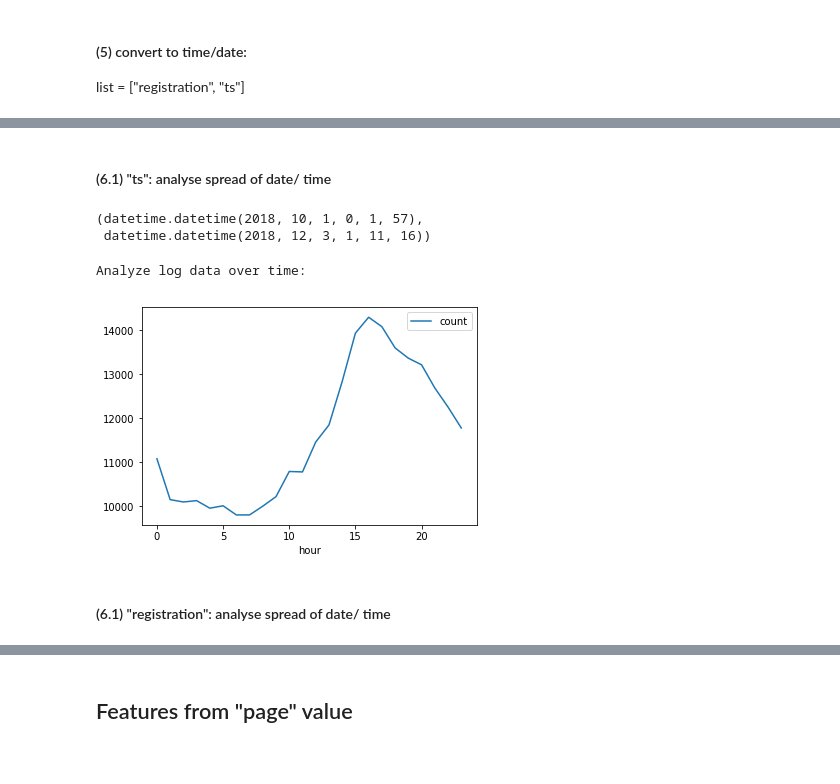
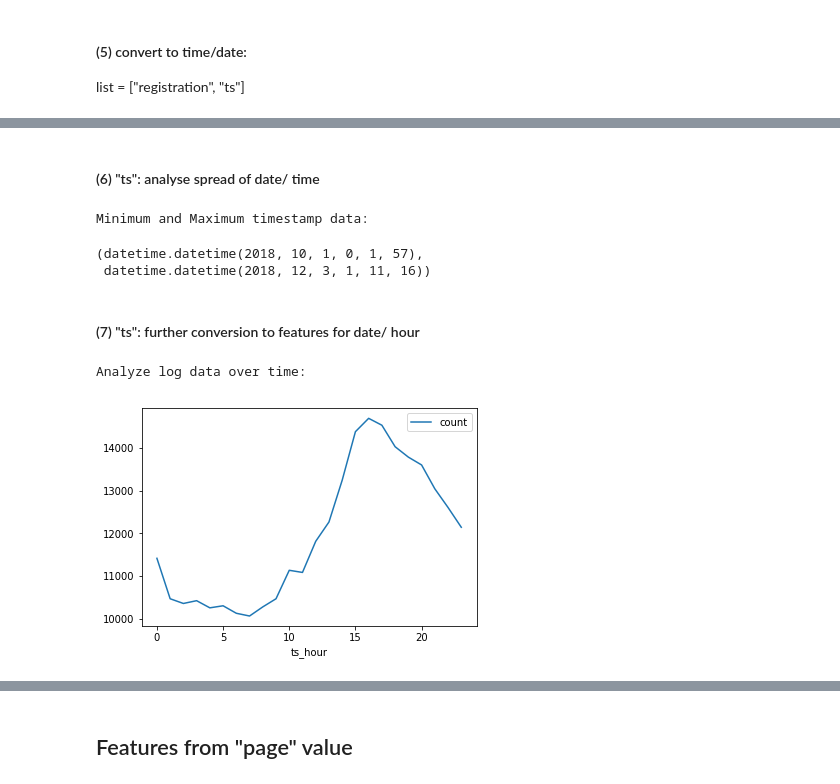
Before and after one commit to bofflord/sparkify, a Jupyter notebook: Sparkify.ipynb, the cells around one changed output, grey strips where cells are left out. Cells and saved outputs as stored; diff of their text form; code cells hidden in the pictures.

```diff
--- a/Sparkify.ipynb
+++ b/Sparkify.ipynb
@@ -531,0 +254,4 @@ pd_CSA_count.sort_values(by = ["count", "userID"], ascending = False)
+# %%
+# create new feature CSA (Combined Statistical Areas) from location
+get_csa = F.split(user_log["location"], ", ")
+user_log = user_log.withColumn("CSA", get_csa.getItem(1))
@@ -533,8 +265,7 @@ pd_CSA_count.sort_values(by = ["count", "userID"], ascending = False)
 ####  (5) convert to time/date: ####
 list = ["registration", "ts"]
 # %%
-def convert_ts_to_datetime(df, column_list):
-    get_datetime = udf(lambda timestamp: datetime.datetime.fromtimestamp(timestamp/1000).isoformat())
-    for column in column_list:
-        df = df.withColumn(column + "_timestamp", get_datetime(df[column]).cast(TimestampType()))
+def convert_ts_to_datetime(df, column):
+    get_datetime = F.udf(lambda timestamp: datetime.datetime.fromtimestamp(timestamp/1000).isoformat())
+    df = df.withColumn(column + "_ts", get_datetime(df[column]).cast(TimestampType()))
     return df
@@ -564,17 +272,28 @@ root
+# %%
+# create new features in timestamp format from features "registration", "ts"
+#column_list = ["registration", "ts"]
+user_log = convert_ts_to_datetime(user_log, "ts")
 # %% [markdown]
-#### (6.1) "ts": analyse spread of date/ time
+#### (6) "ts": analyse spread of date/ time
 # %%
-min_date, max_date = user_log_valid.select(min("ts_timestamp"), max("ts_timestamp")).first()
+min_date, max_date = user_log.select(F.min("ts_ts"), F.max("ts_ts")).first()
+print("Minimum and Maximum timestamp data:")
 min_date, max_date
 # %% [output]
-(datetime.datetime(2018, 10, 1, 0, 1, 57),
- datetime.datetime(2018, 12, 3, 1, 11, 16))
+Minimum and Maximum timestamp data:
+(datetime.datetime(2018, 10, 1, 0, 1, 57),
+ datetime.datetime(2018, 12, 3, 1, 11, 16))
+# %% [markdown]
+#### (7) "ts": further conversion to features for date/ hour
+# %%
+# get new features day and hour
+user_log = user_log.withColumn("ts_hour", F.hour("ts_ts"))
+user_log = user_log.withColumn("ts_date", F.to_date("ts_ts"))
 # %%
 print("Analyze log data over time:")
-pd_df = user_log_valid.select(hour("ts_timestamp").alias("hour")).groupBy("hour").count().orderBy("hour").toPandas()
-pd_df.plot.line(x="hour", y="count");
+#pd_df = user_log.select(hour("ts_ts").alias("hour")).groupBy("hour").count().orderBy("hour").toPandas()
+pd_df = user_log.select("ts_hour").groupBy("ts_hour").count().orderBy("ts_hour").toPandas()
+pd_df.plot.line(x="ts_hour", y="count");
 # %% [output]
 Analyze log data over time:
-[figure, old version]
+[figure, new version]
-# %% [markdown]
-#### (6.1) "registration": analyse spread of date/ time
```
Also changed, not shown: parts of 82 cells of this notebook, 1 other file.
